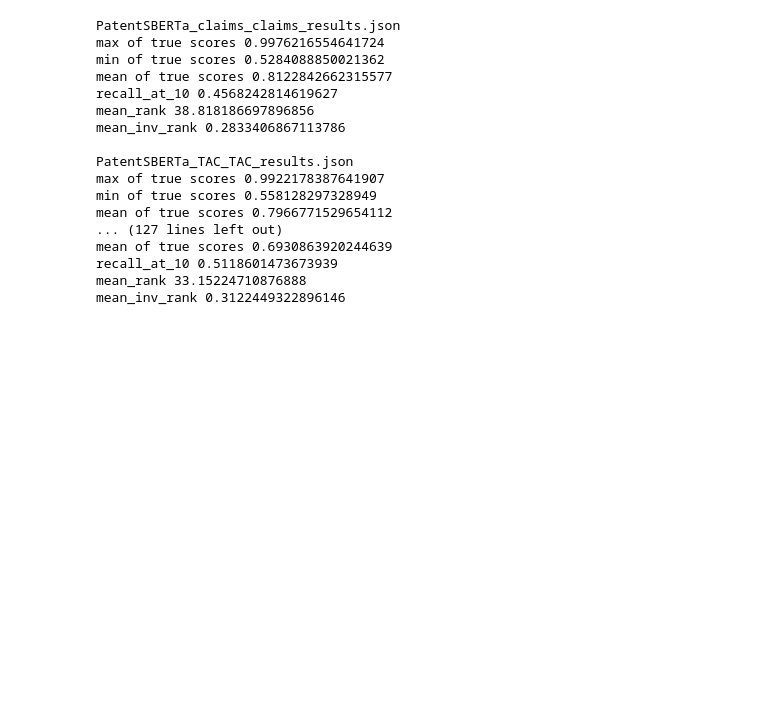
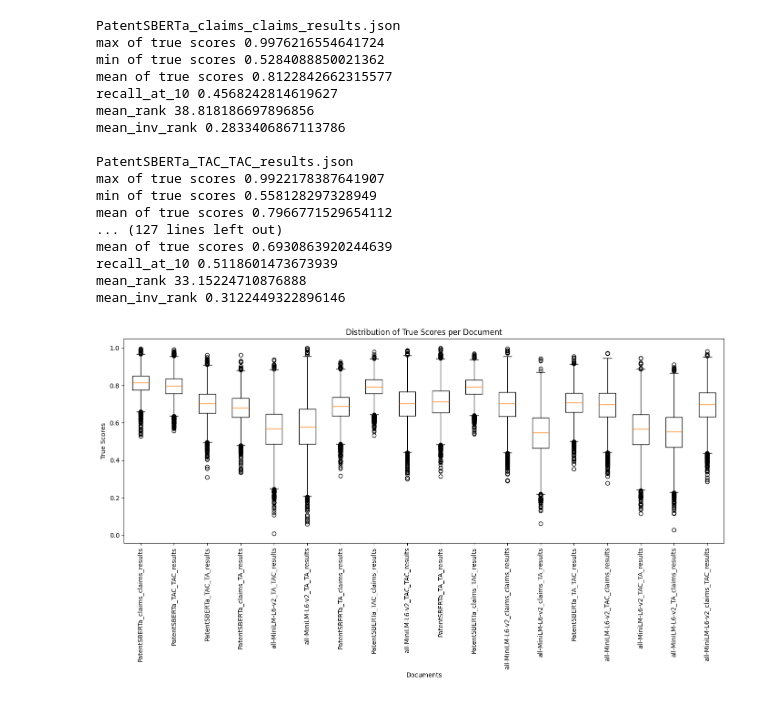
Before and after one commit to Kshitij-Ambilduke/info-ret-proj, a Jupyter notebook: best_pipeline_search/printing_metrics.ipynb, the cells around one changed output. Cells and saved outputs as stored; diff of their text form; code cells hidden in the pictures; blank space fills up the shorter version.

```diff
--- a/best_pipeline_search/printing_metrics.ipynb
+++ b/best_pipeline_search/printing_metrics.ipynb
@@ -38,3 +38,36 @@ mean of true scores 0.6930863920244639
 recall_at_10 0.5118601473673939
 mean_rank 33.15224710876888
 mean_inv_rank 0.3122449322896146
+# %%
+import json
+import numpy as np
+import os
+import matplotlib.pyplot as plt
+
+results_dir = "/Users/kshitij/Documents/UPSaclay/T4/InfoRetrieval/github/not_git/best_pipeline_search_results"
+files = os.listdir(results_dir)
+
+all_true_scores = []
+doc_names = []
+
+for file in files:
+    with open(os.path.join(results_dir, file)) as f:
+        results = json.load(f)
+    true_scores = []
+    # Extract scores from all segments in the document
+    for seg_id in results["true_segments"]:
+        true_scores += list(results["true_segments"][seg_id].values())
+    all_true_scores.append(true_scores)
+    doc_names.append(os.path.splitext(file)[0])  # Use filename without extension
+
+# Create a boxplot
+plt.figure(figsize=(14, 8))
+plt.boxplot(all_true_scores, vert=True)
+plt.xticks(range(1, len(doc_names) + 1), doc_names, rotation=90)
+plt.xlabel('Documents')
+plt.ylabel('True Scores')
+plt.title('Distribution of True Scores per Document')
+plt.tight_layout()  # Adjust layout to prevent label overlap
+plt.show()
+# %% [output]
+[figure, added]
```
Also changed, not shown: parts of 1 cell of this notebook.
